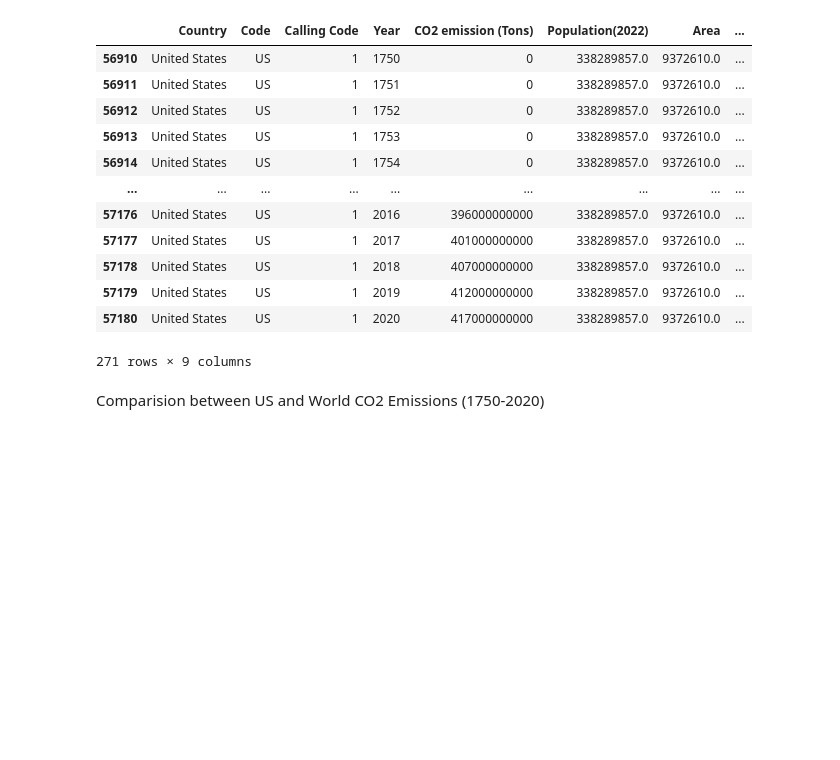
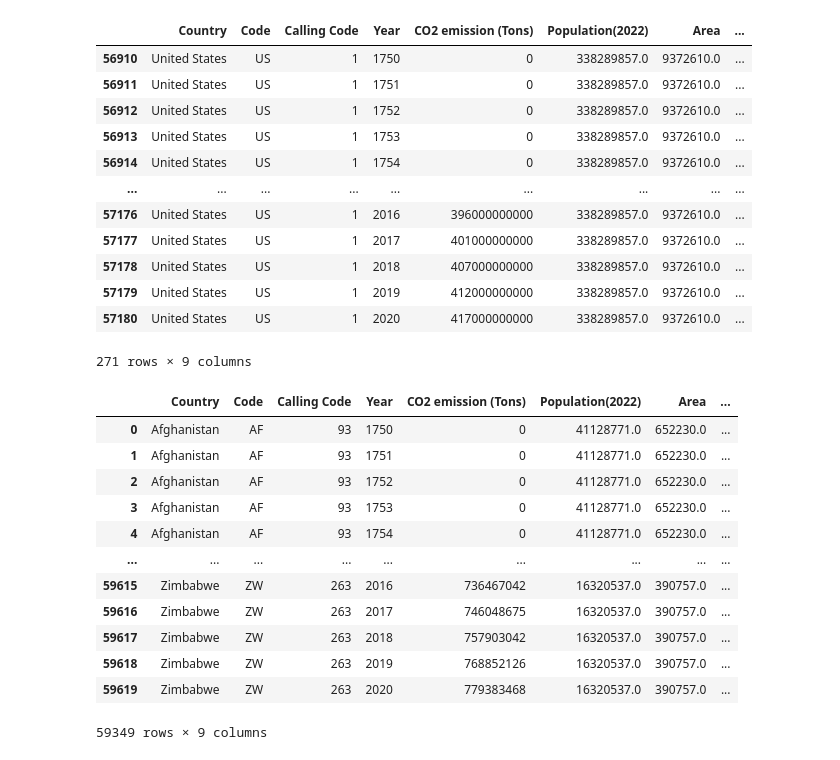
Before and after one commit to DanielBrechner/World-CO2-Emissions-Analysis, a Jupyter notebook: app.ipynb, the cells around one changed output. Drawn from its saved outputs; the diff is of its cells as text; code cells hidden in the pictures; blank space fills up the shorter version.

```diff
--- a/app.ipynb
+++ b/app.ipynb
@@ -143,7 +145,22 @@ usa_data
 | 57179 | United States | US | 1 | 2019 | 412000000000 | 338289857.0 | 9372610.0 | ... |
 | 57180 | United States | US | 1 | 2020 | 417000000000 | 338289857.0 | 9372610.0 | ... |
 271 rows × 9 columns
-# %% [markdown]
-Comparision between US and World CO2 Emissions (1750-2020)
+# %%
+rest_of_world = df.loc[df['Country'] != 'United States']
+rest_of_world
+# %% [output]
+|  | Country | Code | Calling Code | Year | CO2 emission (Tons) | Population(2022) | Area | ... |
+| 0 | Afghanistan | AF | 93 | 1750 | 0 | 41128771.0 | 652230.0 | ... |
+| 1 | Afghanistan | AF | 93 | 1751 | 0 | 41128771.0 | 652230.0 | ... |
+| 2 | Afghanistan | AF | 93 | 1752 | 0 | 41128771.0 | 652230.0 | ... |
+| 3 | Afghanistan | AF | 93 | 1753 | 0 | 41128771.0 | 652230.0 | ... |
+| 4 | Afghanistan | AF | 93 | 1754 | 0 | 41128771.0 | 652230.0 | ... |
+| ... | ... | ... | ... | ... | ... | ... | ... | ... |
+| 59615 | Zimbabwe | ZW | 263 | 2016 | 736467042 | 16320537.0 | 390757.0 | ... |
+| 59616 | Zimbabwe | ZW | 263 | 2017 | 746048675 | 16320537.0 | 390757.0 | ... |
+| 59617 | Zimbabwe | ZW | 263 | 2018 | 757903042 | 16320537.0 | 390757.0 | ... |
+| 59618 | Zimbabwe | ZW | 263 | 2019 | 768852126 | 16320537.0 | 390757.0 | ... |
+| 59619 | Zimbabwe | ZW | 263 | 2020 | 779383468 | 16320537.0 | 390757.0 | ... |
+59349 rows × 9 columns
 # %%
 usa_data.plot(x = 'Year', y = 'CO2 emission (Tons)',figsize=(10,5), color = 'green');
```
Also changed, not shown: parts of 6 cells of this notebook.
